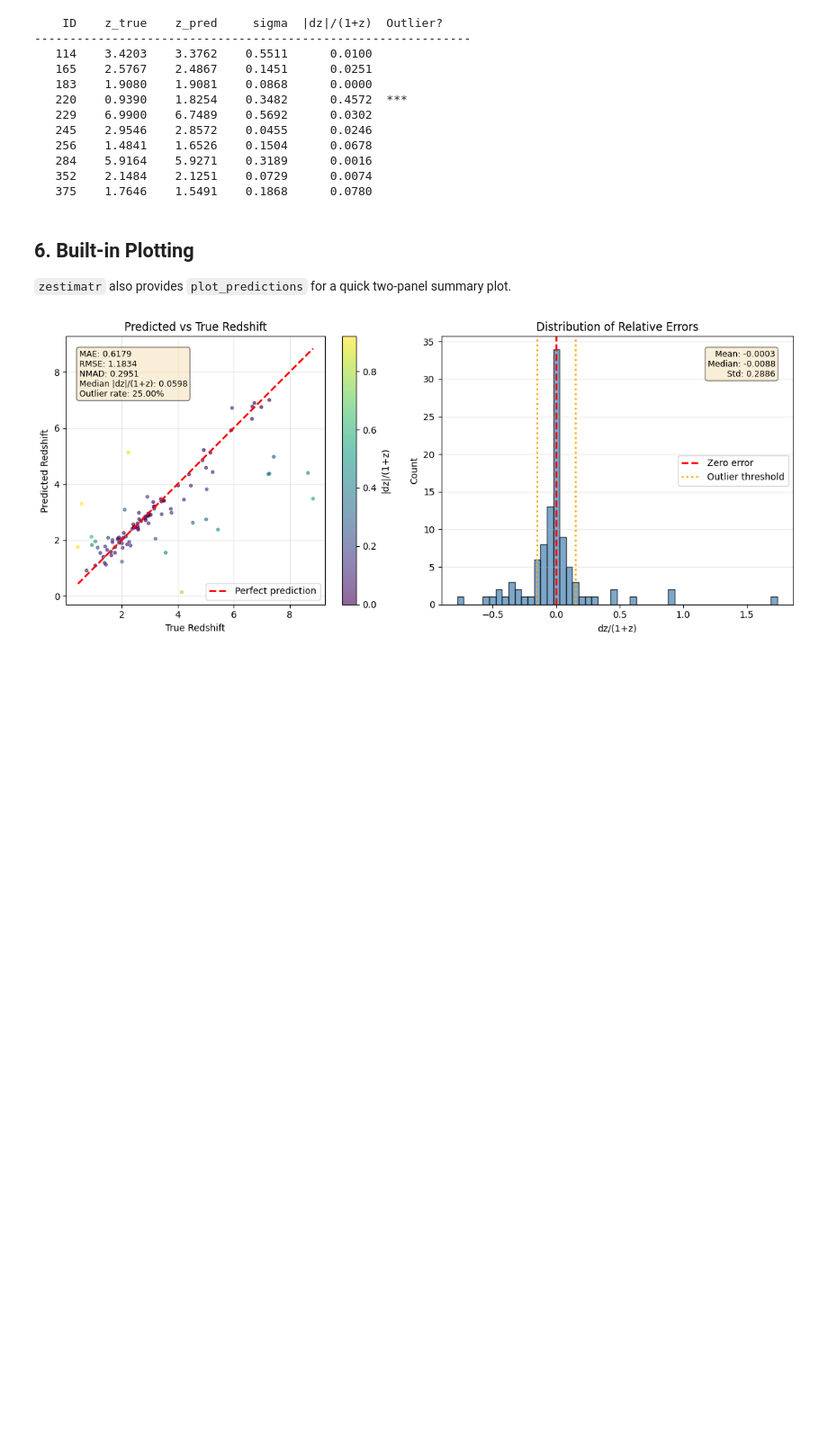
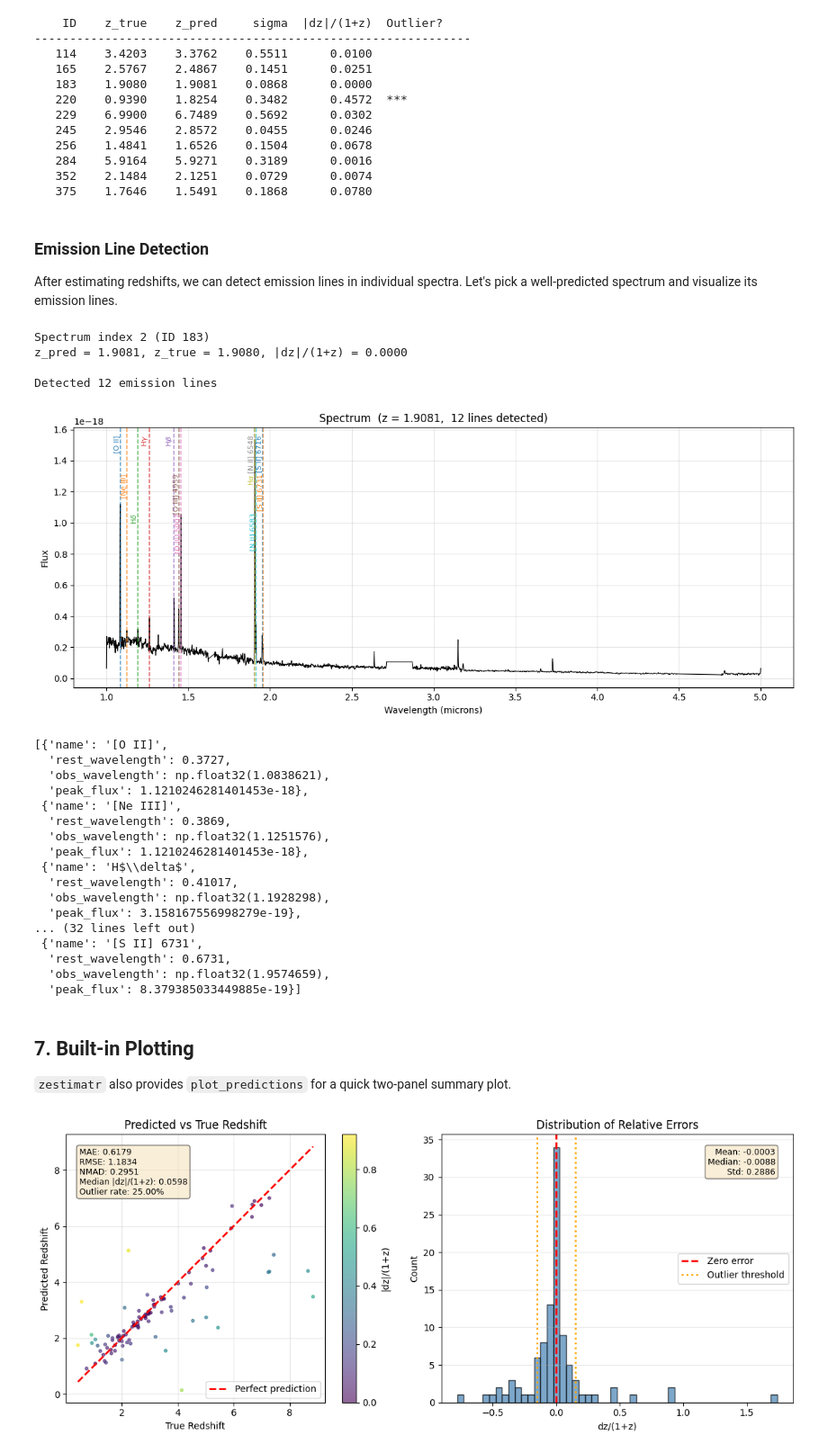
Before and after one commit to aryana-haghjoo/CodeAstro_group_2, a Jupyter notebook: tutorials/quickstart_batch_spectra.ipynb, the cells around one changed output. Shown at 90% size. Cells and saved outputs as stored; diff of their text form; code cells hidden in the pictures; blank space fills up the shorter version.

Commit message:
added the emission line detection feature

```diff
--- a/tutorials/quickstart_batch_spectra.ipynb
+++ b/tutorials/quickstart_batch_spectra.ipynb
@@ -244,8 +244,53 @@ for i in range(min(10, len(z_pred))):
    284    5.9164    5.9271    0.3189      0.0016
    352    2.1484    2.1251    0.0729      0.0074
    375    1.7646    1.5491    0.1868      0.0780
+# %% [markdown]
+### Emission Line Detection
+
+After estimating redshifts, we can detect emission lines in individual spectra.
+Let's pick a well-predicted spectrum and visualize its emission lines.
+# %%
+# Pick a well-predicted spectrum (smallest relative error)
+rel_errors = np.abs(z_pred - z_true) / (1.0 + np.abs(z_true))
+best_idx = np.argmin(rel_errors)
+
+wl = data['wavelength_high']  # shared wavelength grid
+spec_flux = data['flux_high'][best_idx]
+spec_z = z_pred[best_idx]
+
+print(f"Spectrum index {best_idx} (ID {int(data['id'][best_idx])})")
+print(f"z_pred = {spec_z:.4f}, z_true = {z_true[best_idx]:.4f}, "
+      f"|dz|/(1+z) = {rel_errors[best_idx]:.4f}\n")
+
+# Detect and plot emission lines
+lines = zestimatr.detect_emission_lines(wl, spec_flux, spec_z)
+print(f"Detected {len(lines)} emission lines")
+zestimatr.plot_spectrum(wl, spec_flux, z=spec_z, detected_lines=lines)
+# %% [output]
+Spectrum index 2 (ID 183)
+z_pred = 1.9081, z_true = 1.9080, |dz|/(1+z) = 0.0000
+
+Detected 12 emission lines
+[figure, added]
+[{'name': '[O II]',
+  'rest_wavelength': 0.3727,
+  'obs_wavelength': np.float32(1.0838621),
+  'peak_flux': 1.1210246281401453e-18},
+ {'name': '[Ne III]',
+  'rest_wavelength': 0.3869,
+  'obs_wavelength': np.float32(1.1251576),
+  'peak_flux': 1.1210246281401453e-18},
+ {'name': 'H$\\delta$',
+  'rest_wavelength': 0.41017,
+  'obs_wavelength': np.float32(1.1928298),
+  'peak_flux': 3.158167556998279e-19},
+... (32 lines left out)
+ {'name': '[S II] 6731',
+  'rest_wavelength': 0.6731,
+  'obs_wavelength': np.float32(1.9574659),
+  'peak_flux': 8.379385033449885e-19}]
 # %% [markdown]
-## 6. Built-in Plotting
+## 7. Built-in Plotting
 
 `zestimatr` also provides `plot_predictions` for a quick two-panel summary plot.
 # %%
```
Also changed, not shown: parts of 1 cell of this notebook, 3 other files.
